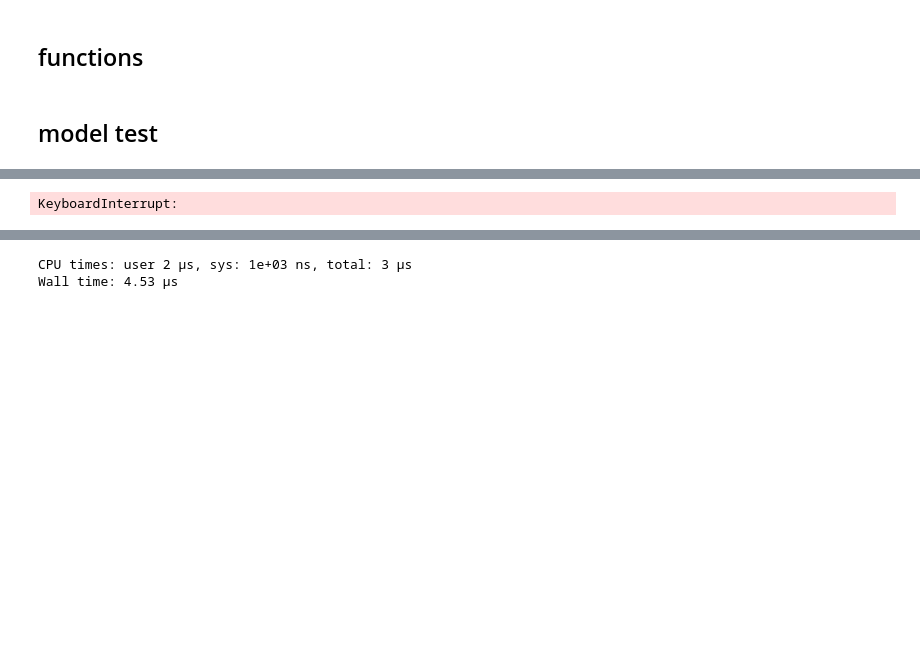
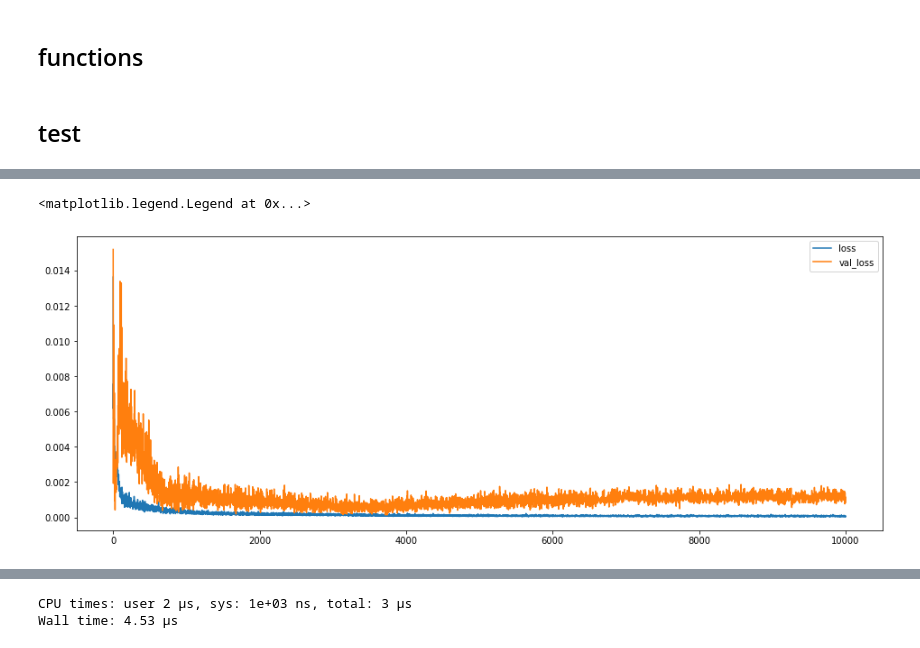
Before and after one commit to newini/learn-ml, a Jupyter notebook: time-series/lstm.ipynb, the cells around one changed output, grey strips where cells are left out. Saved outputs shown, nothing was run; the diff lists cells and outputs as text; code cells hidden in the pictures; blank space fills up the shorter version.

```diff
--- a/time-series/lstm.ipynb
+++ b/time-series/lstm.ipynb
@@ -174,18 +218,20 @@ def trainLSTM(X_train, y_train):
 
     return model, history
 # %% [markdown]
-## model test
+## test
 # %%
 %%time
 
 test_start_date = '2021-08-01'
+test_last_date = '2021-12-26'
 X_train = X[X.index < test_start_date]
 y_train = y[y.index < test_start_date]
-print(X_train.shape, y_train.shape, X_test.shape, y_test.shape)
+print(X_train.shape, y_train.shape)
 
 model, history = trainLSTM(X_train, y_train)
-print(history.history['loss'][-1])
-print(history.history['val_loss'][-1])
+print('loss: {:.5}'.format(history.history['loss'][-1]))
+print('val_loss: {:.5}'.format(history.history['val_loss'][-1]))
+
 plt.plot(history.history['loss'], label='loss')
 plt.plot(history.history['val_loss'], label='val_loss')
 plt.legend()
@@ -194,4 +244,5 @@ plt.legend()
-KeyboardInterrupt:
+<matplotlib.legend.Legend at 0x...>
+[figure, added]
 # %%
 X_train = X[X.index < test_start_date]
 y_train = y[y.index < test_start_date]
```
Also changed, not shown: parts of 16 cells of this notebook.
